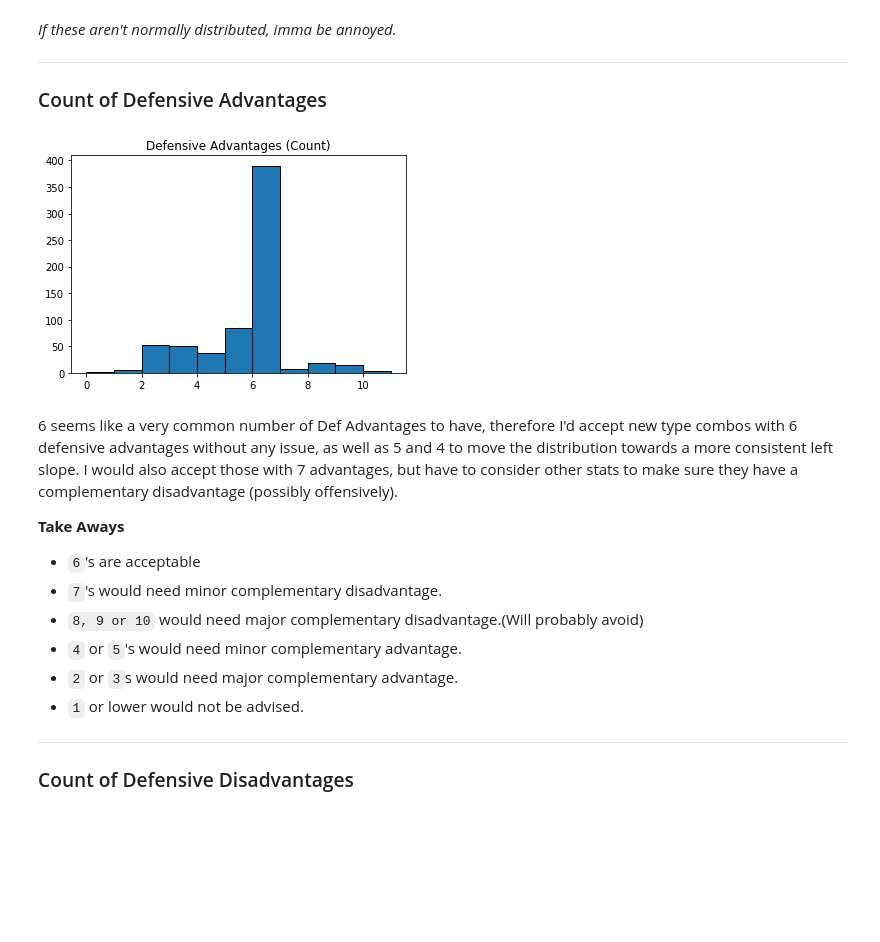
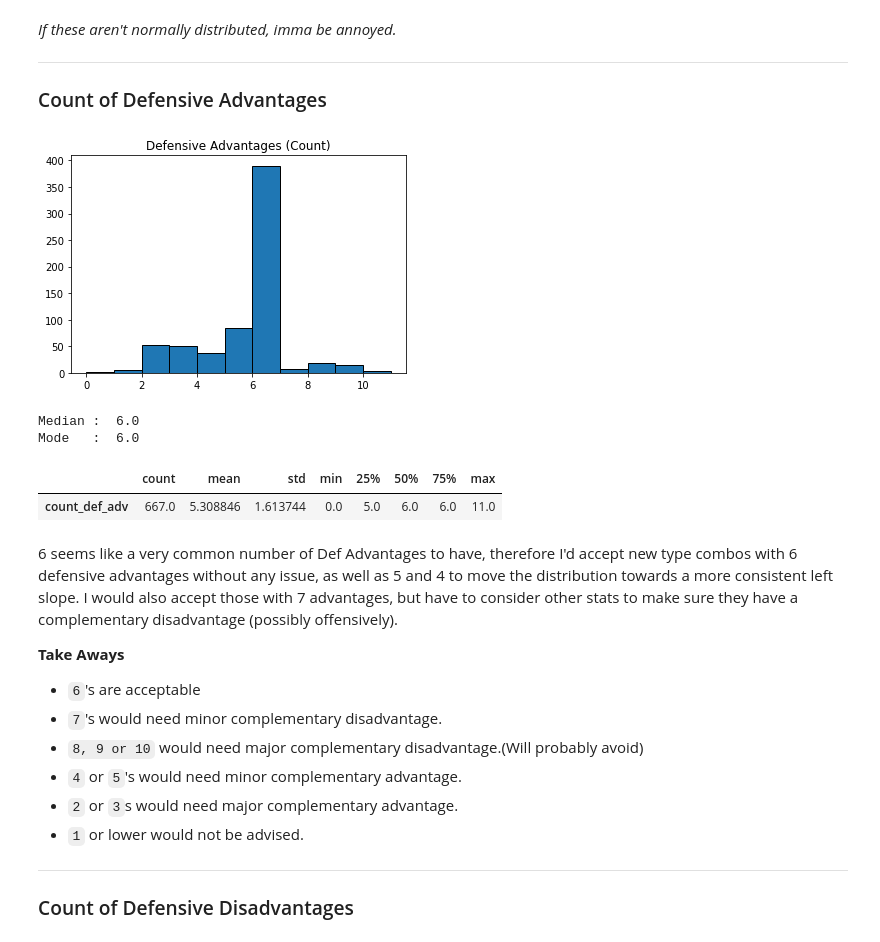
Before and after one commit to samuel-stack/The-Pokemon-Project, a Jupyter notebook: 4-Type-Investigation.ipynb, the cells around one changed output. Cells and saved outputs as stored; diff of their text form; code cells hidden in the pictures; blank space fills up the shorter version.

```diff
--- a/4-Type-Investigation.ipynb
+++ b/4-Type-Investigation.ipynb
@@ -349,12 +349,20 @@ _If these aren't normally distributed, imma be annoyed._
 # %%
 plt.hist(pokemon3['count_def_adv'],
          ec = 'black', # black lines separating bins
          bins = int(pokemon3['count_def_adv'].max())) # 1 bin for each value
 
 plt.title('Defensive Advantages (Count)')
 plt.show()
+
+print("Median : ",  pokemon3['count_def_adv'].median())
+print("Mode   : ", pokemon3['count_def_adv'].mode()[0])
+pokemon3[['count_def_adv']].describe().T
 # %% [output]
 [figure]
+Median :  6.0
+Mode   :  6.0
+|  | count | mean | std | min | 25% | 50% | 75% | max |
+| count_def_adv | 667.0 | 5.308846 | 1.613744 | 0.0 | 5.0 | 6.0 | 6.0 | 11.0 |
 # %% [markdown]
 6 seems like a very common number of Def Advantages to have, therefore I'd accept new type combos with 6 defensive advantages without any issue, as well as 5 and 4 to move the distribution towards a more consistent left slope.  I would also accept those with 7 advantages, but have to consider other stats to make sure they have a complementary disadvantage (possibly offensively).
 
```
Also changed, not shown: parts of 10 cells of this notebook, 7 other files.
